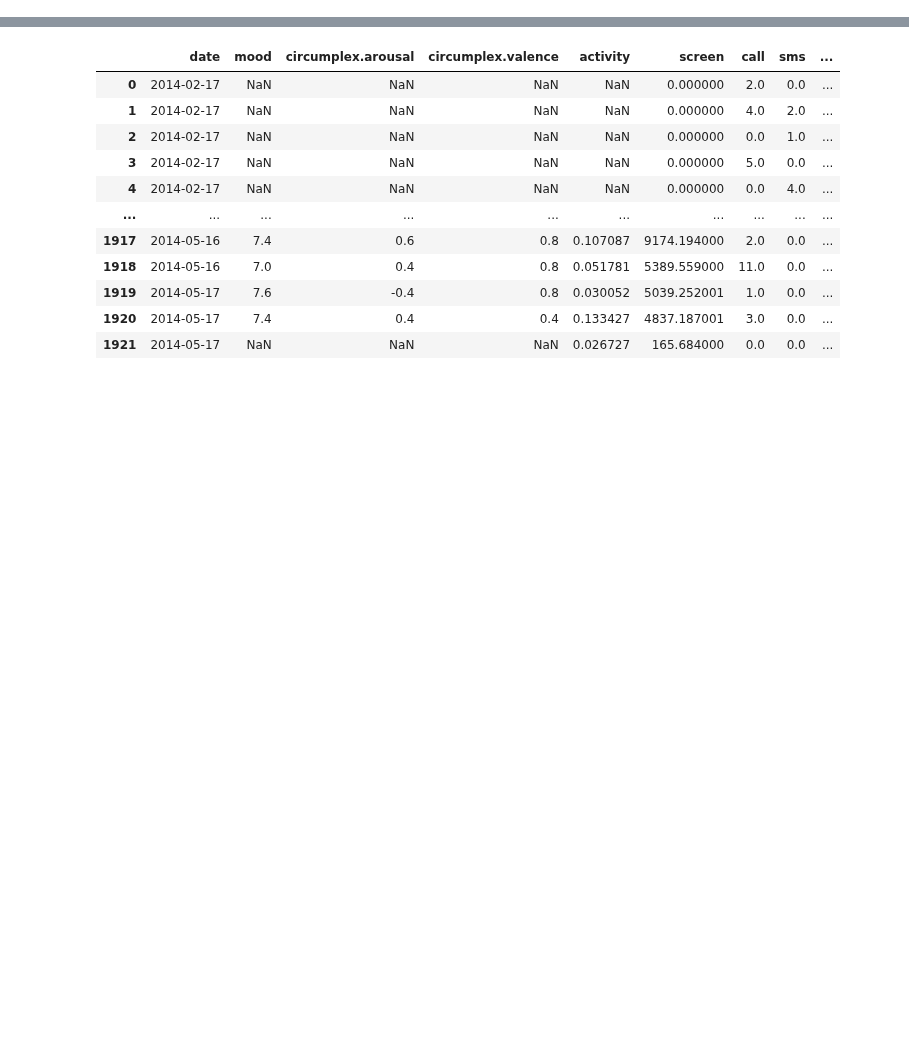
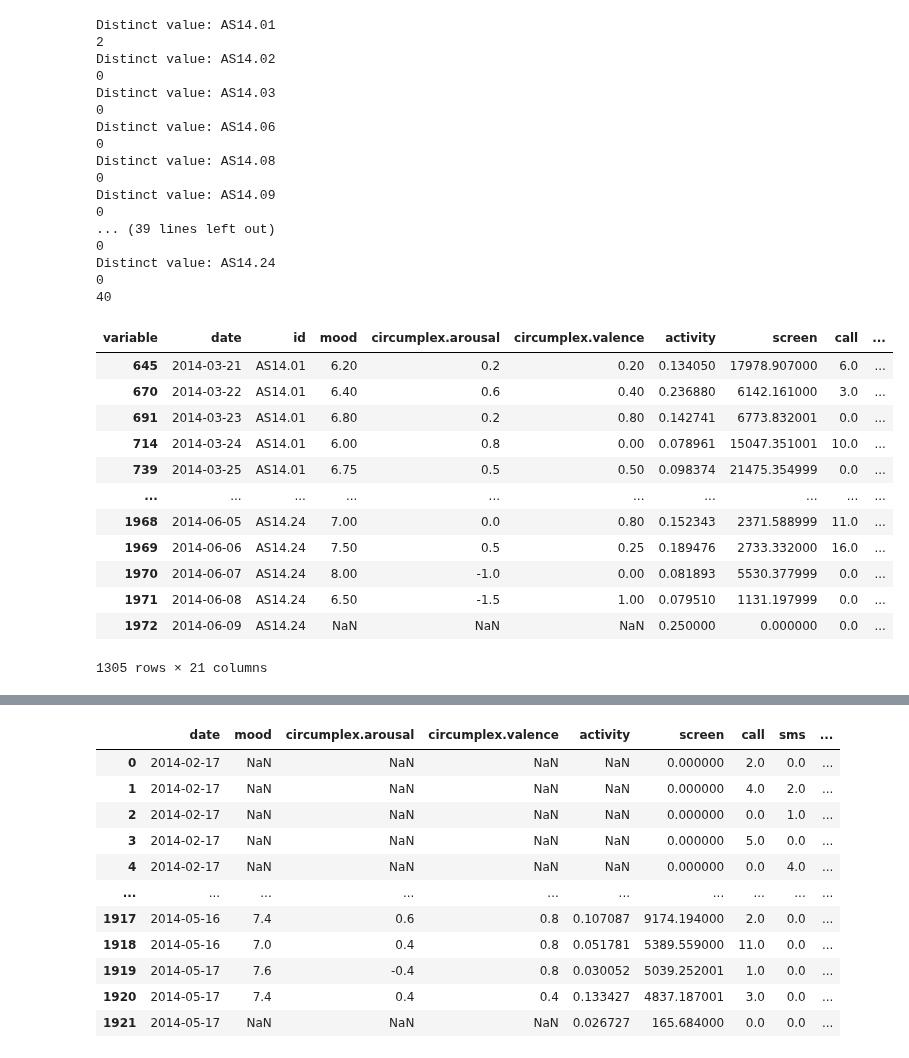
Before and after one commit to QST23/course_dmt, a Jupyter notebook: ass1/Data_cleaning_noah.ipynb, the cells around one changed output, grey strips where cells are left out. Saved outputs shown, nothing was run; the diff lists cells and outputs as text; code cells hidden in the pictures; blank space fills up the shorter version.

```diff
--- a/ass1/Data_cleaning_noah.ipynb
+++ b/ass1/Data_cleaning_noah.ipynb
@@ -51,0 +63,76 @@ df
+# %%
+# Function that removes the starting nan values
+def remove_starting_nan(column_name, dataframe, n_param):
+    '''
+    params:
+        colmun_name -> takes the name of the column as a string
+        dataframe -> takes the dataframe object
+        n_params -> int that takes the number of real float values before the NaN are removed
+
+    This function removes the starting NaN values before an amount of n float values are detected
+    Therefore removing all the instances before any real measurements are performed
+    '''
+
+    distinct_values = dataframe['id'].unique()
+    new_df = pd.DataFrame()
+
+    for value in distinct_values:
+        print("Distinct value:", value)
+        distinct_df = dataframe[dataframe['id'] == value]
+        count_nan = 0
+        count_float = 0
+        count_final = 0
+
+        for e in distinct_df[column_name]:
+            if math.isnan(e):
+                count_nan += 1
+                count_float = 0
+            if isinstance(e, float):
+                count_float += 1
+            if count_float > n_param:
+                n = count_nan
+                print(n)
+                added_df = distinct_df.iloc[n:]
+                added_df
+                new_df = new_df.append(added_df)
+                break
+
+    return new_df
+
+df = remove_starting_nan('mood', df, 4)
+
+num_nan_values = df['mood'].isna().sum()
+print(num_nan_values)
+
+df
+# %% [output]
+Distinct value: AS14.01
+2
+Distinct value: AS14.02
+0
+Distinct value: AS14.03
+0
+Distinct value: AS14.06
+0
+Distinct value: AS14.08
+0
+Distinct value: AS14.09
+0
+... (39 lines left out)
+0
+Distinct value: AS14.24
+0
+40
+| variable | date | id | mood | circumplex.arousal | circumplex.valence | activity | screen | call | ... |
+| 645 | 2014-03-21 | AS14.01 | 6.20 | 0.2 | 0.20 | 0.134050 | 17978.907000 | 6.0 | ... |
+| 670 | 2014-03-22 | AS14.01 | 6.40 | 0.6 | 0.40 | 0.236880 | 6142.161000 | 3.0 | ... |
+| 691 | 2014-03-23 | AS14.01 | 6.80 | 0.2 | 0.80 | 0.142741 | 6773.832001 | 0.0 | ... |
+| 714 | 2014-03-24 | AS14.01 | 6.00 | 0.8 | 0.00 | 0.078961 | 15047.351001 | 10.0 | ... |
+| 739 | 2014-03-25 | AS14.01 | 6.75 | 0.5 | 0.50 | 0.098374 | 21475.354999 | 0.0 | ... |
+| ... | ... | ... | ... | ... | ... | ... | ... | ... | ... |
+| 1968 | 2014-06-05 | AS14.24 | 7.00 | 0.0 | 0.80 | 0.152343 | 2371.588999 | 11.0 | ... |
+| 1969 | 2014-06-06 | AS14.24 | 7.50 | 0.5 | 0.25 | 0.189476 | 2733.332000 | 16.0 | ... |
+| 1970 | 2014-06-07 | AS14.24 | 8.00 | -1.0 | 0.00 | 0.081893 | 5530.377999 | 0.0 | ... |
+| 1971 | 2014-06-08 | AS14.24 | 6.50 | -1.5 | 1.00 | 0.079510 | 1131.197999 | 0.0 | ... |
+| 1972 | 2014-06-09 | AS14.24 | NaN | NaN | NaN | 0.250000 | 0.000000 | 0.0 | ... |
+1305 rows × 21 columns
```
Also changed, not shown: parts of 4 cells of this notebook.
